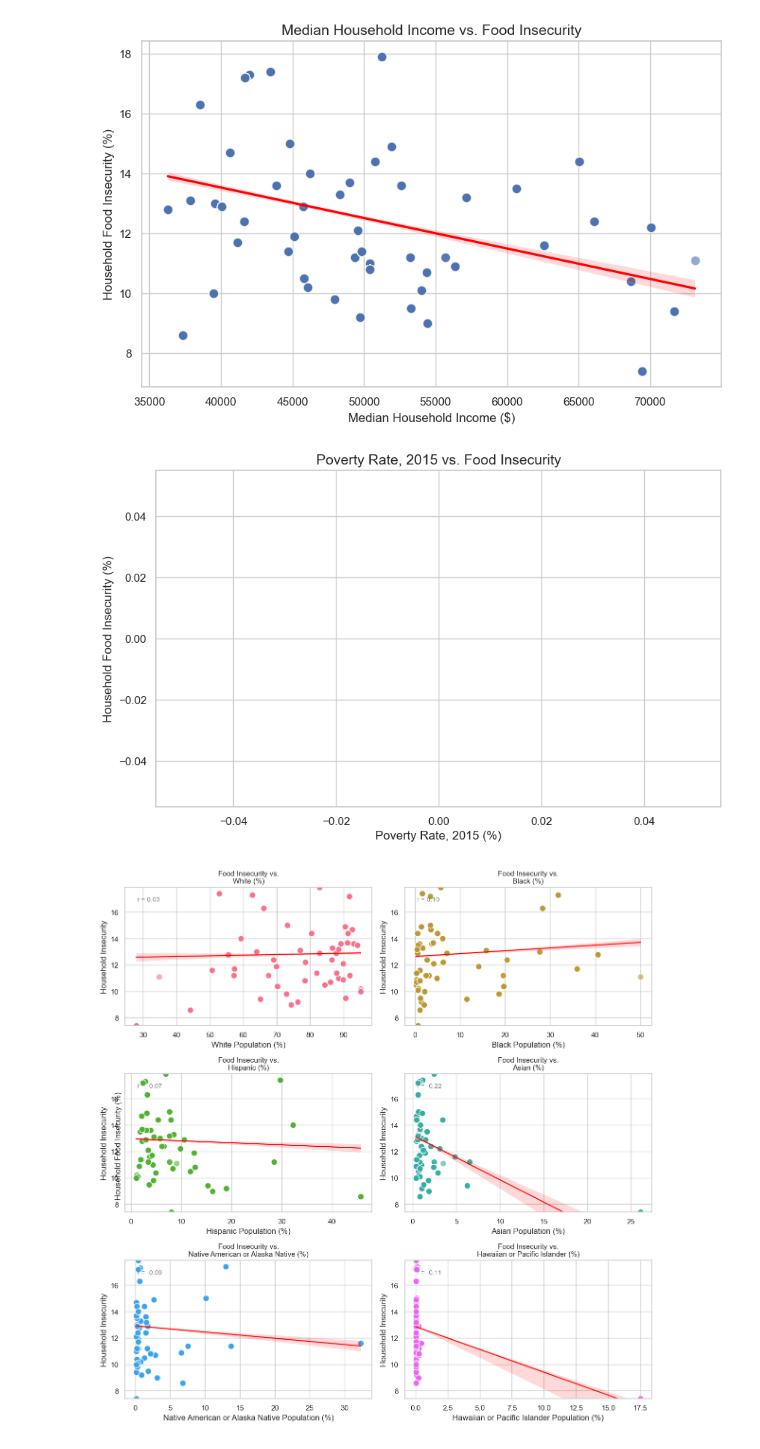
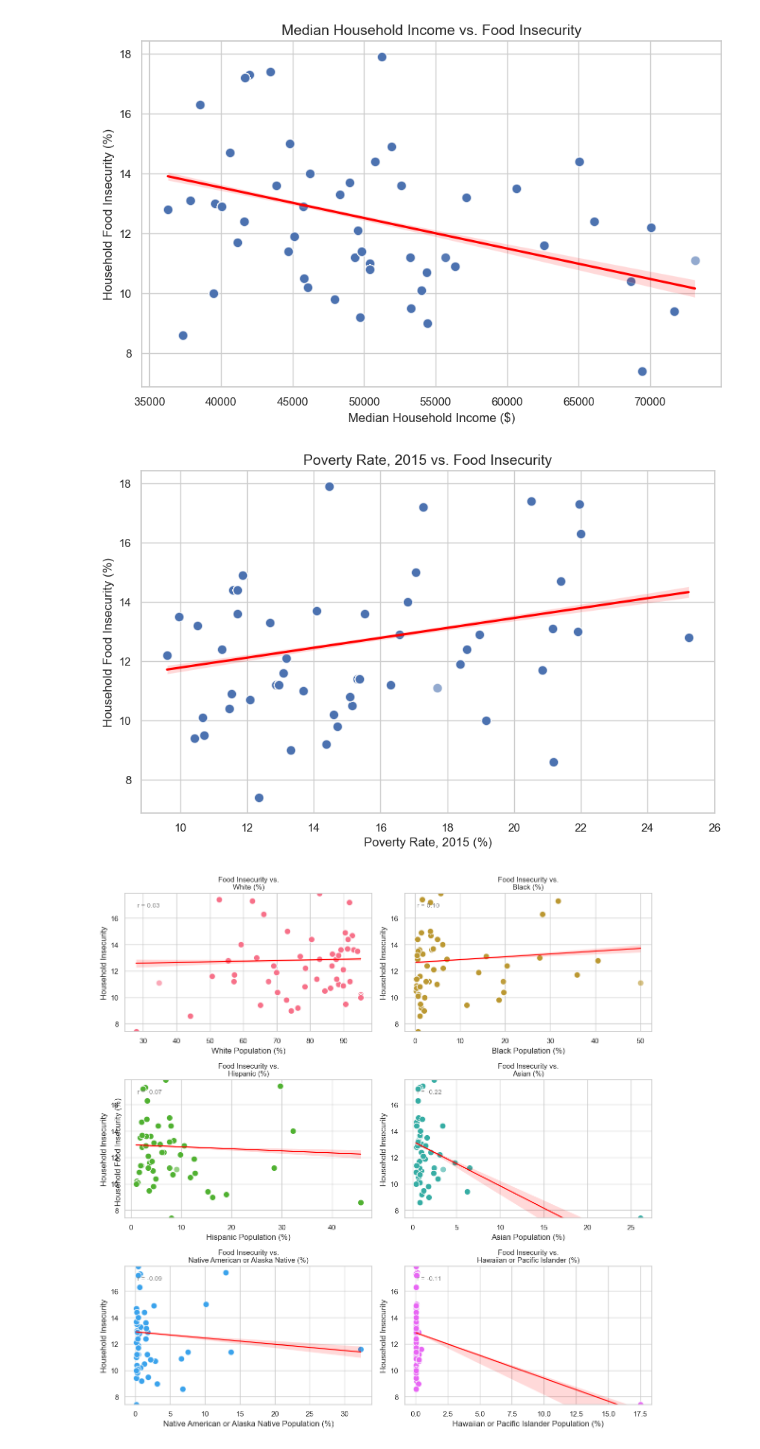
Before and after one commit to eva163x/food-insecurity-analysis, a Jupyter notebook: CS216_Project.ipynb, the cells around one changed output. Drawn from its saved outputs; the diff is of its cells as text; code cells hidden in the pictures.

Commit message:
Fixed typo that prevented plot "Poverty Rate vs Food Insecurity" from displaying

```diff
--- a/CS216_Project.ipynb
+++ b/CS216_Project.ipynb
@@ -512,9 +496,9 @@ plt.show()
 
 # Filter median household income
 filtered_data_poverty = state_and_county[state_and_county['Variable_Code'] == 'POVRATE15'].copy()
-filtered_data_poverty['Poverty Rate, 2015'] = pd.to_numeric(filtered_data_income['Value'], errors='coerce')
+filtered_data_poverty['Poverty Rate, 2015'] = pd.to_numeric(filtered_data_poverty['Value'], errors='coerce')
 
-state_avg_poverty_rate = filtered_data_poverty.groupby('State')['Poverty Rate, 2015'].median().reset_index()
+state_avg_poverty_rate = filtered_data_poverty.groupby('State')['Poverty Rate, 2015'].mean().reset_index()
 
 # Merge the two datasets on State to align counties correctly
 merged_poverty_rate_food_insecurity = filtered_data_insecurity.merge(state_avg_poverty_rate, on='State', how='left')
@@ -525,34 +509,34 @@ sns.set_style("whitegrid")
 
 # Scatter plot
 sns.scatterplot(
     data=merged_poverty_rate_food_insecurity,
     x='Poverty Rate, 2015',
     y='Household Insecurity',
     alpha=0.6,  # Reduce opacity for overlap handling
     s=80  # Increase point size for better visibility
 )
 
 # Add regression line
 sns.regplot(
     data=merged_poverty_rate_food_insecurity,
     x='Poverty Rate, 2015',
     y='Household Insecurity',
     scatter=False,  # Hide original points
     line_kws={'color': 'red'}  # Trend line in red
 )
 
 # Adjust x-axis labels to thousands (K)
 # plt.xticks(ticks=plt.xticks()[0], labels=[f"{int(tick/1000)}K" for tick in plt.xticks()[0]])
 
 # Titles and labels
 plt.title("Poverty Rate, 2015 vs. Food Insecurity", fontsize=14)
 plt.xlabel("Poverty Rate, 2015 (%)", fontsize=12)
 plt.ylabel("Household Food Insecurity (%)", fontsize=12)
 
 # Show plot
 plt.show()
 # %% [output]
-[figure, old version]
+[figure, new version]
 # %%
 # Function to filter and rename race data
 def get_race_data(var_code, race_name):
```
Also changed, not shown: parts of 2 cells of this notebook.
